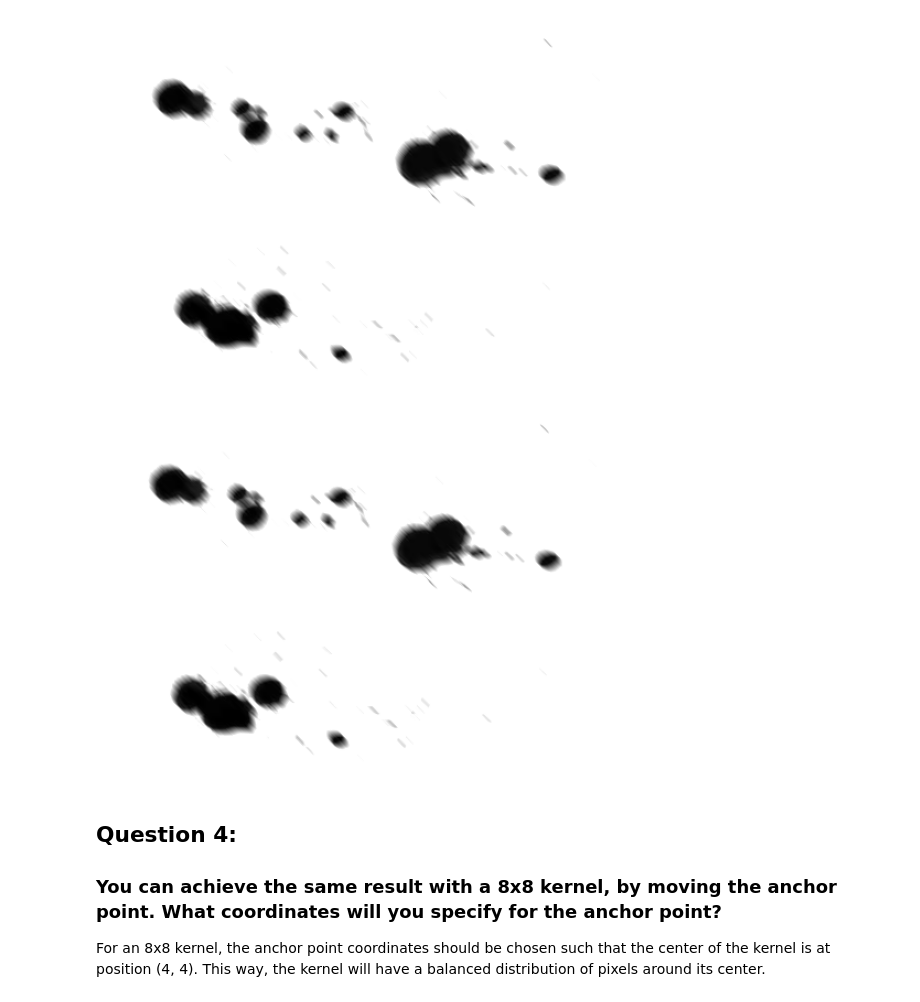
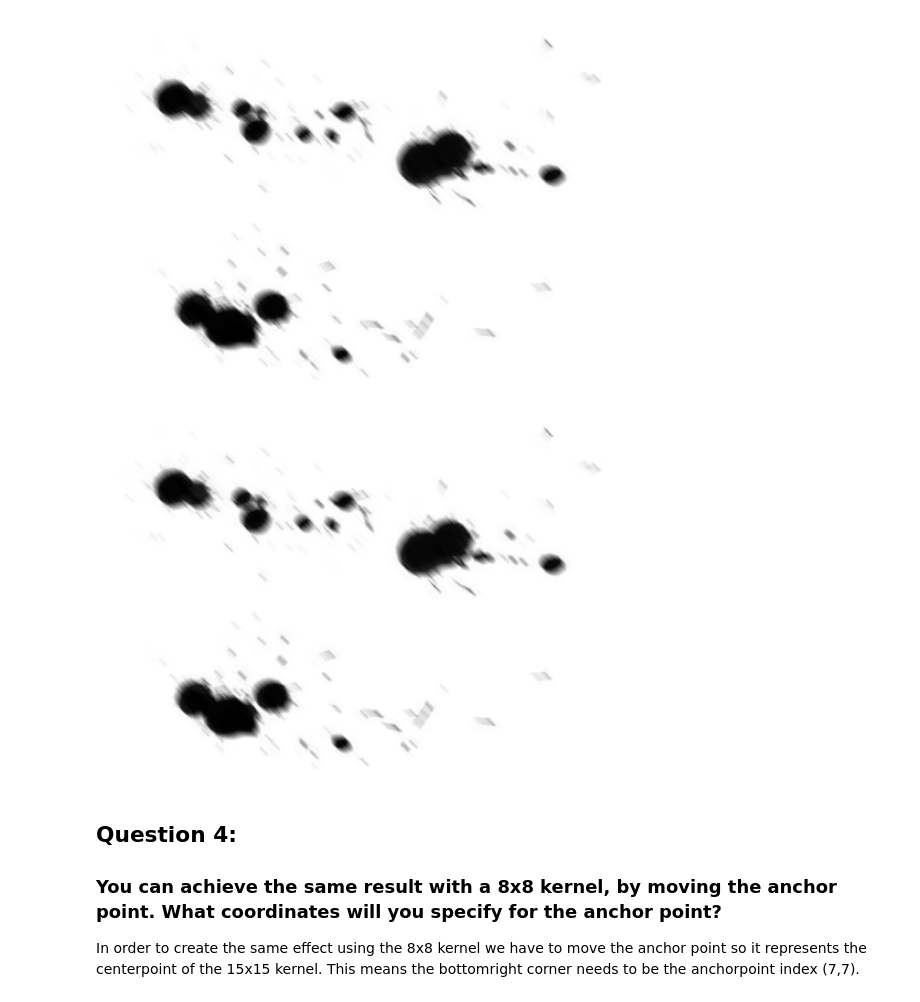
Before and after one commit to LucasVB-TheyCallMeAPoro/ComputerVisie, a Jupyter notebook: Lab1/Lab1_LucasVB.ipynb, the cells around one changed output. Drawn from its saved outputs; the diff is of its cells as text; code cells hidden in the pictures.

```diff
--- a/Lab1/Lab1_LucasVB.ipynb
+++ b/Lab1/Lab1_LucasVB.ipynb
@@ -251,7 +251,7 @@ def apply_kernel(kernel,image):
 matrix = np.zeros((15, 15))
 
 # Set diagonal elements to 1 for the first 8 rows
-for i in range(8):
+for i in range(7):
     matrix[i, i] = 1
 
 kernel = matrix * (1/7)
@@ -259,15 +259,21 @@ apply_kernel(kernel,blots)
 # %% [output]
 [figure]
 # %%
-kernel_size = 8
-identity_kernel = np.eye(kernel_size) * (1/7)
-anchor_point = (kernel_size // 2, kernel_size // 2)  # This will be (4, 4) for an 8x8 kernel
-filtered_image_8x8 = cv.filter2D(blots, -1, identity_kernel, anchor=anchor_point)
+# Create a 15x15 matrix
+matrix = np.zeros((8, 8))
+
+# Set diagonal elements to 1 for the first 8 rows
+for i in range(7):
+    matrix[i, i] = 1
+
+anchor_point = (7, 7)  # This will be (4, 4) for an 8x8 kernel
+kernel = matrix * (1/7)
+filtered_image_8x8 = cv.filter2D(blots, -1, kernel,anchor=anchor_point)
 plot_with_matlib(filtered_image_8x8)
 # %% [output]
-[figure, old version]
+[figure, new version]
 # %% [markdown]
 ## Question 4:
 ### You can achieve the same result with a 8x8 kernel, by moving the anchor point. What coordinates will you specify for the anchor point?
 
-For an 8x8 kernel, the anchor point coordinates should be chosen such that the center of the kernel is at position (4, 4). This way, the kernel will have a balanced distribution of pixels around its center.
+In order to create the same effect using the 8x8 kernel we have to move the anchor point so it represents the centerpoint of the 15x15 kernel. This means the bottomright corner needs to be the anchorpoint index (7,7).
```
